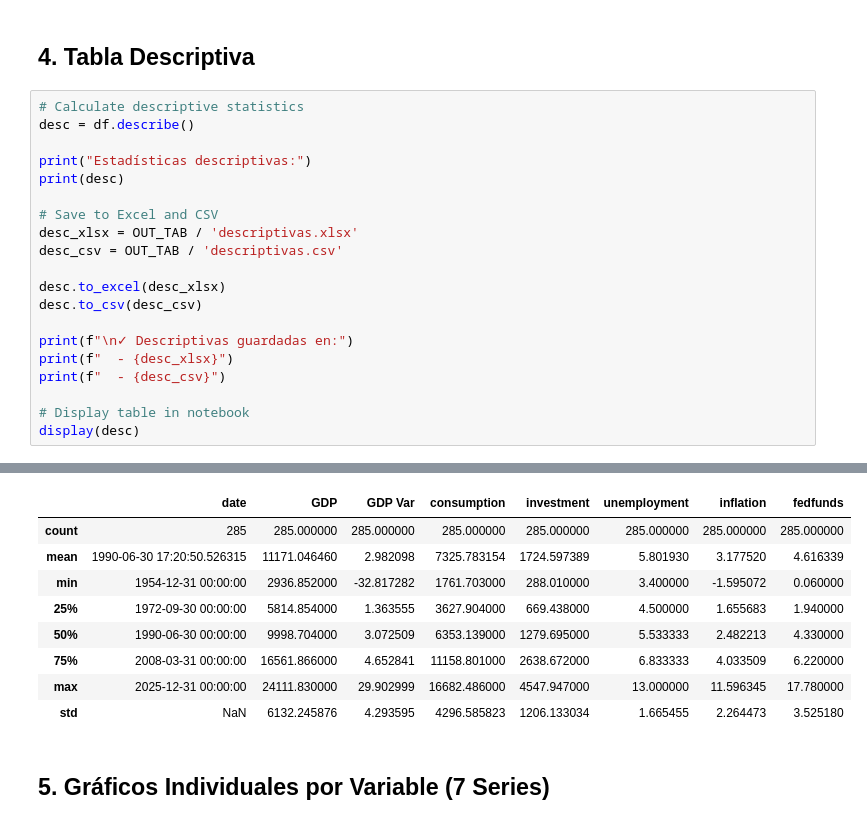
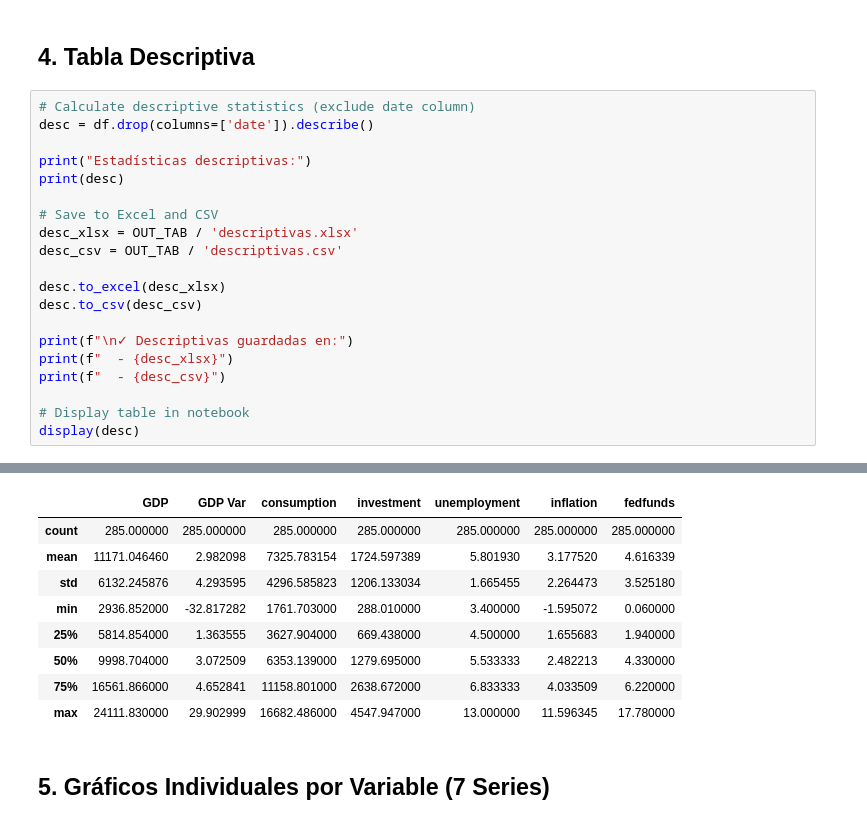
Before and after one commit to Tupxz/ciclos_economicos, a Jupyter notebook: notebooks/Taller_1.ipynb, the cells around one changed output, grey strips where cells are left out. Cells and saved outputs as stored; diff of their text form.

```diff
--- a/notebooks/Taller_1.ipynb
+++ b/notebooks/Taller_1.ipynb
@@ -154,8 +154,8 @@ dtype: int64
 # %% [markdown]
 ## 4. Tabla Descriptiva
 # %%
-# Calculate descriptive statistics
-desc = df.describe()
+# Calculate descriptive statistics (exclude date column)
+desc = df.drop(columns=['date']).describe()
 
 print("Estadísticas descriptivas:")
 print(desc)
@@ -189,17 +189,17 @@ std                           NaN   6132.245876    4.293595   4296.585823
 ... (8 lines left out)
 
 ✓ Descriptivas guardadas en:
   - /Users/santi/Documents/EAFIT/2026-1/CiclosEconomicos/ciclos_economicos/outputs/tables/descriptivas.xlsx
   - /Users/santi/Documents/EAFIT/2026-1/CiclosEconomicos/ciclos_economicos/outputs/tables/descriptivas.csv
-|  | date | GDP | GDP Var | consumption | investment | unemployment | inflation | fedfunds |
-| count | 285 | 285.000000 | 285.000000 | 285.000000 | 285.000000 | 285.000000 | 285.000000 | 285.000000 |
-| mean | 1990-06-30 17:20:50.526315 | 11171.046460 | 2.982098 | 7325.783154 | 1724.597389 | 5.801930 | 3.177520 | 4.616339 |
-| min | 1954-12-31 00:00:00 | 2936.852000 | -32.817282 | 1761.703000 | 288.010000 | 3.400000 | -1.595072 | 0.060000 |
-| 25% | 1972-09-30 00:00:00 | 5814.854000 | 1.363555 | 3627.904000 | 669.438000 | 4.500000 | 1.655683 | 1.940000 |
-| 50% | 1990-06-30 00:00:00 | 9998.704000 | 3.072509 | 6353.139000 | 1279.695000 | 5.533333 | 2.482213 | 4.330000 |
-| 75% | 2008-03-31 00:00:00 | 16561.866000 | 4.652841 | 11158.801000 | 2638.672000 | 6.833333 | 4.033509 | 6.220000 |
-| max | 2025-12-31 00:00:00 | 24111.830000 | 29.902999 | 16682.486000 | 4547.947000 | 13.000000 | 11.596345 | 17.780000 |
-| std | NaN | 6132.245876 | 4.293595 | 4296.585823 | 1206.133034 | 1.665455 | 2.264473 | 3.525180 |
+|  | GDP | GDP Var | consumption | investment | unemployment | inflation | fedfunds |
+| count | 285.000000 | 285.000000 | 285.000000 | 285.000000 | 285.000000 | 285.000000 | 285.000000 |
+| mean | 11171.046460 | 2.982098 | 7325.783154 | 1724.597389 | 5.801930 | 3.177520 | 4.616339 |
+| std | 6132.245876 | 4.293595 | 4296.585823 | 1206.133034 | 1.665455 | 2.264473 | 3.525180 |
+| min | 2936.852000 | -32.817282 | 1761.703000 | 288.010000 | 3.400000 | -1.595072 | 0.060000 |
+| 25% | 5814.854000 | 1.363555 | 3627.904000 | 669.438000 | 4.500000 | 1.655683 | 1.940000 |
+| 50% | 9998.704000 | 3.072509 | 6353.139000 | 1279.695000 | 5.533333 | 2.482213 | 4.330000 |
+| 75% | 16561.866000 | 4.652841 | 11158.801000 | 2638.672000 | 6.833333 | 4.033509 | 6.220000 |
+| max | 24111.830000 | 29.902999 | 16682.486000 | 4547.947000 | 13.000000 | 11.596345 | 17.780000 |
 # %% [markdown]
 ## 5. Gráficos Individuales por Variable (7 Series)
 # %%
```
Also changed, not shown: parts of 4 cells of this notebook, 5 other files.
